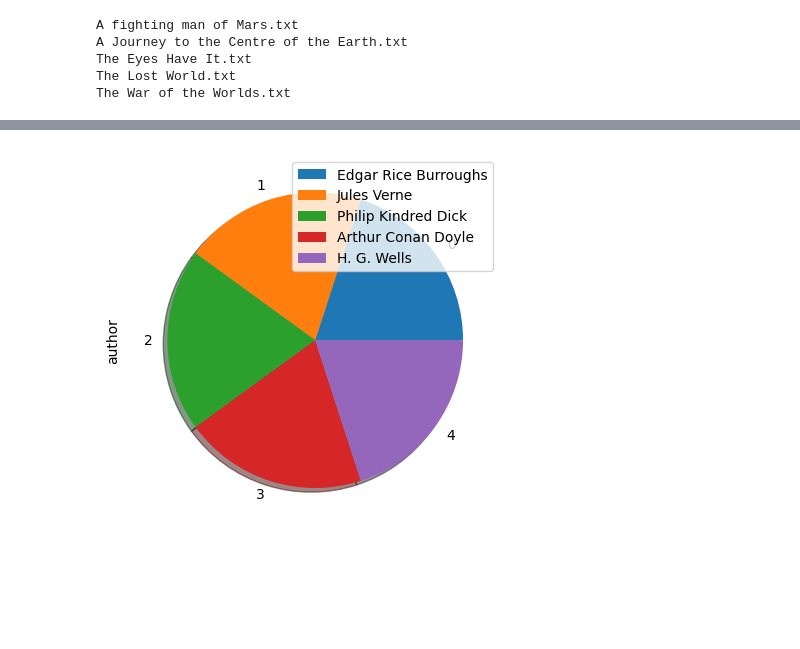
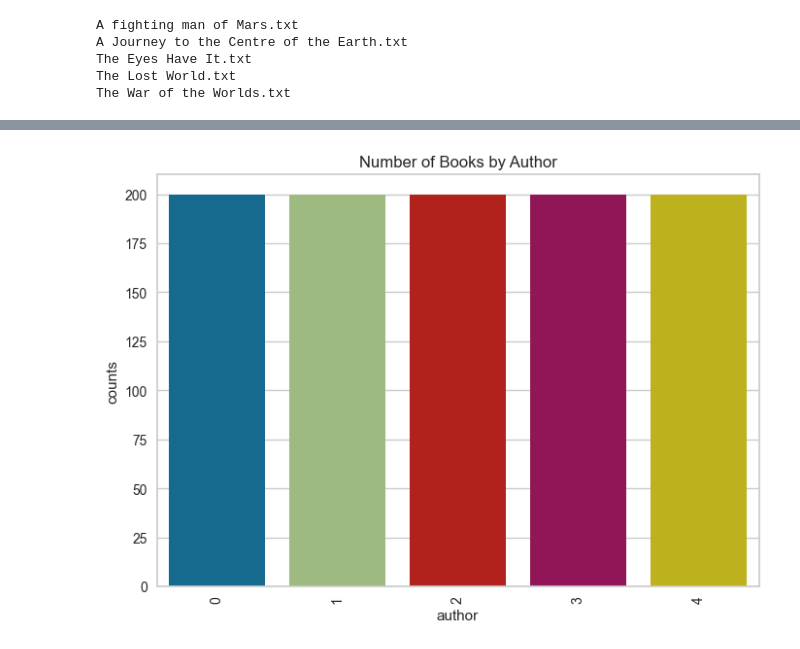
Before and after one commit to AhmedNasser916/Book-Classifaction, a Jupyter notebook: Books Classification.ipynb, the cells around one changed output, grey strips where cells are left out. Saved outputs shown, nothing was run; the diff lists cells and outputs as text; code cells hidden in the pictures; blank space fills up the shorter version.

```diff
--- a/Books Classification.ipynb
+++ b/Books Classification.ipynb
@@ -142,6 +215,17 @@ sns.countplot(df_books['author'])
-# %%
-df_books['author'].value_counts().plot.pie( shadow = True)
-plt.legend([Author_dic.get(0),Author_dic.get(1),Author_dic.get(2),Author_dic.get(3),Author_dic.get(4)])
-plt.show()
-# %% [output]
-[figure, removed]
+# %%
+# create a new DataFrame with the count of books by author
+author_counts = df_books.groupby('author').size().reset_index(name='counts')
+
+# plot the results using seaborn
+ax = sns.barplot(x="author", y="counts", data=author_counts)
+
+# rotate x-axis labels
+ax.set_xticklabels(ax.get_xticklabels(), rotation=90)
+
+# add title
+plt.title('Number of Books by Author')
+
+# show the plot
+plt.show()
+# %% [output]
+[figure, added]
```
Also changed, not shown: parts of 84 cells of this notebook.
